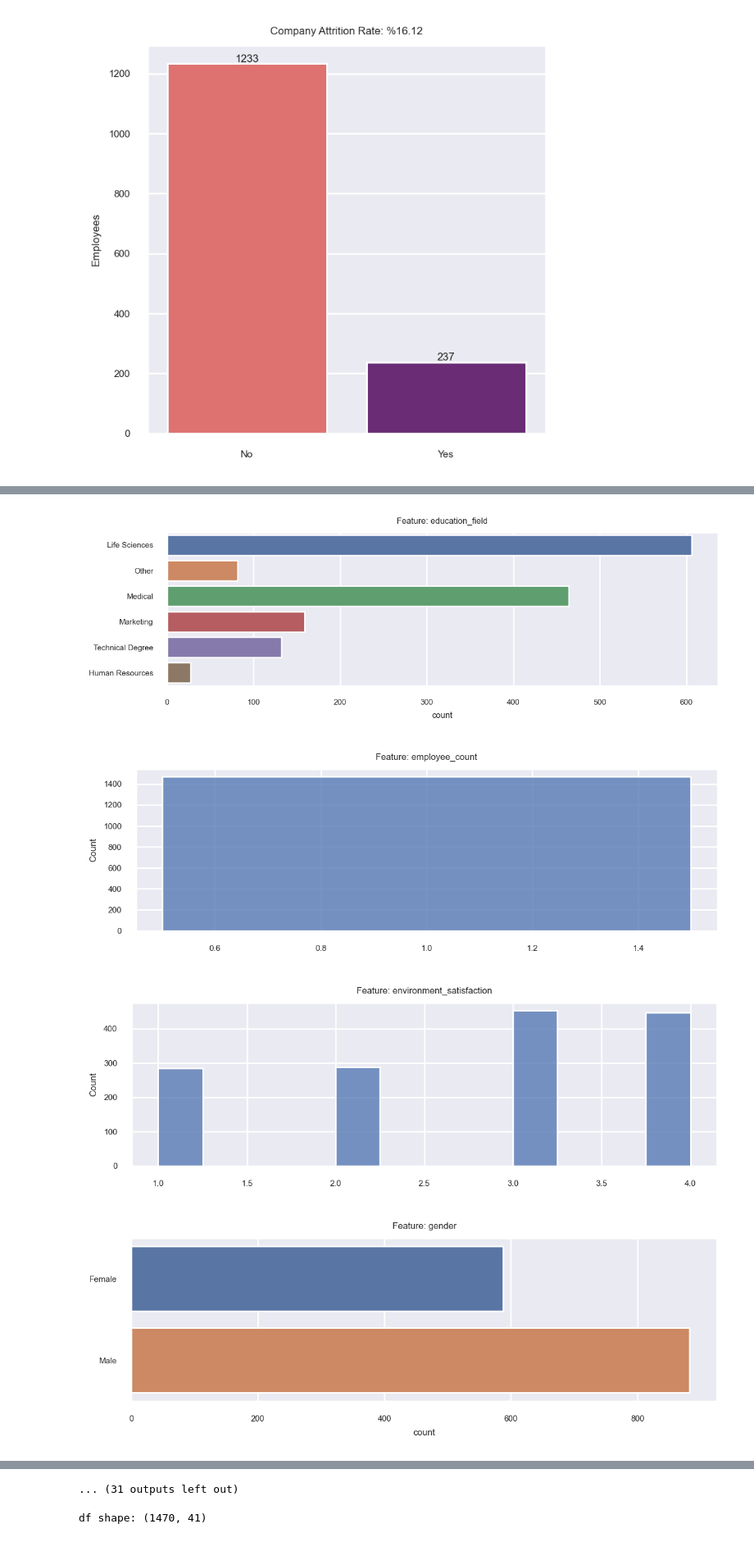
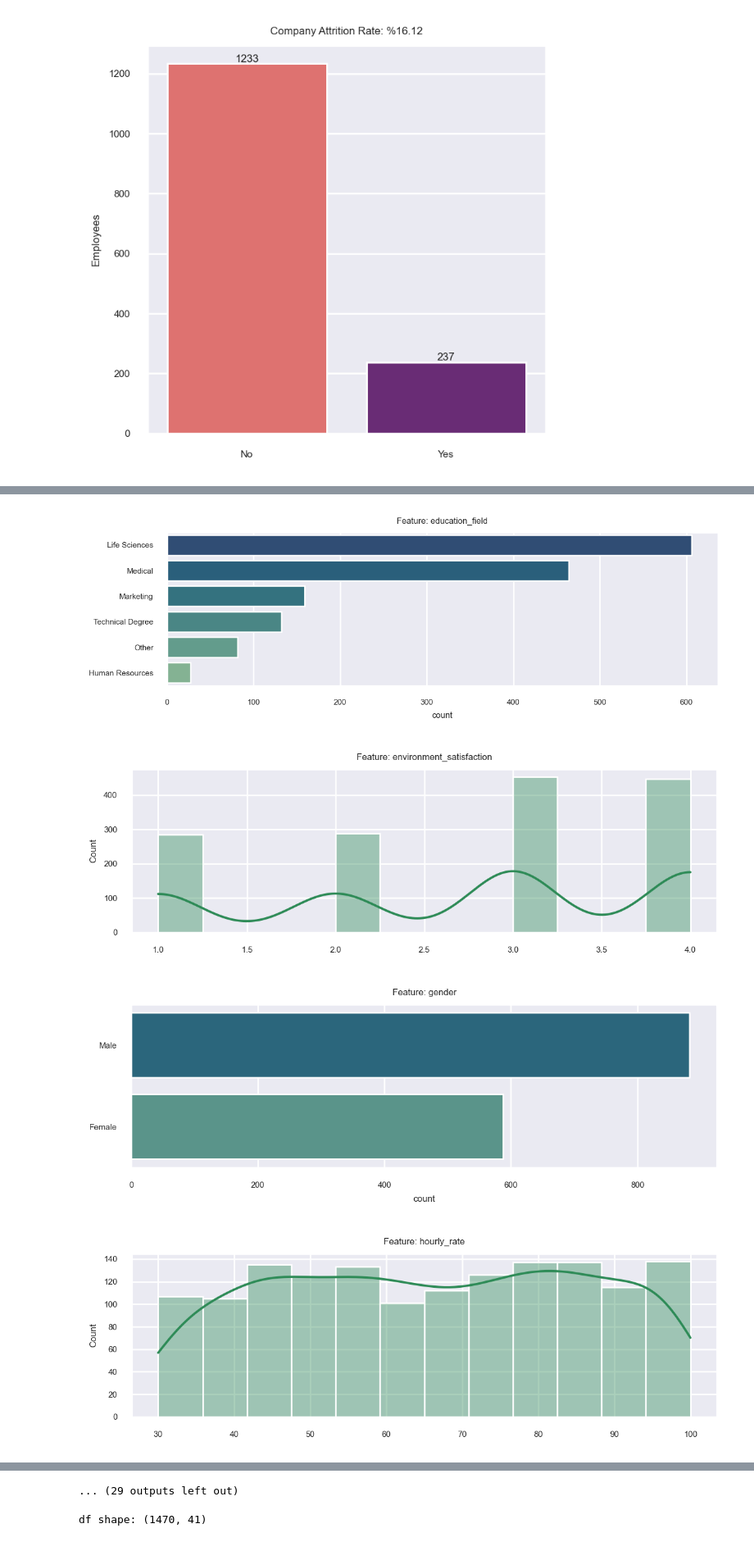
Before and after one commit to mijailmariano/drivers_of_workplace_equity, a Jupyter notebook: exploration.ipynb, the cells around one changed output, grey strips where cells are left out. Shown at 82% size. Drawn from its saved outputs; the diff is of its cells as text; code cells hidden in the pictures.

```diff
--- a/exploration.ipynb
+++ b/exploration.ipynb
@@ -393,7 +393,11 @@ plt.show
 for col in df.columns:
     if df[col].dtype == int or df[col].dtype == float:
         plt.figure(figsize = (7, 2))
-        sns.histplot(df[col])
+        sns.histplot(
+            df[col],
+            color = "seagreen",
+            alpha = 0.4,
+            kde = True)
 
         plt.title(f'Feature: {col}')
         plt.xlabel(None)
@@ -402,25 +406,29 @@ for col in df.columns:
     elif col == "cty" or col == "county_name":
         # treating large discrete count plots seperate
         plt.figure(figsize = (7, 2))
-        sns.countplot(df[col], label = col)
+        sns.countplot(
+            df[col],
+            order = df[col].value_counts().index,
+            label = col,
+            palette="crest_r")
 
         plt.legend()
         # plt.xticks(rotation = 90)
         plt.tick_params(
-                        axis='x',          # changes apply to the x-axis
-                        # which='both',      # both major and minor ticks are affected
-                        # bottom=True,      # ticks along the bottom edge are off
-                        # top=False,         # ticks along the top edge are off
+                        axis='x', # changes apply to the x-axis
                         rotation = 90,
                         labelsize = 4)
-                        # labelbottom=False)
         plt.xlabel(None)
         plt.title(f'Feature: {col}')
         plt.show()
 
     else:
         plt.figure(figsize = (7, 2))
-        sns.countplot(y = df[col], orient = "h")
+        sns.countplot(
+            y = df[col],
+            order = df[col].value_counts().index,
+            orient = "h",
+            palette="crest_r")
 
         plt.ylabel(None)
         plt.title(f'Feature: {col}')
@@ -436,4 +444,4 @@ for col in df.columns:
-[figure, old version]
+[figure, new version]
-[figure, old version]
+[figure, new version]
-[figure, old version]
+[figure, new version]
-[figure, old version]
+[figure, new version]
@@ -441,4 +449,4 @@ for col in df.columns:
-... (31 outputs left out)
+... (29 outputs left out)
 # %%
 # can consider removing/dropping the following features/columns
 # "over_18": all employees meet this criteria
```
Also changed, not shown: parts of 3 cells of this notebook.
